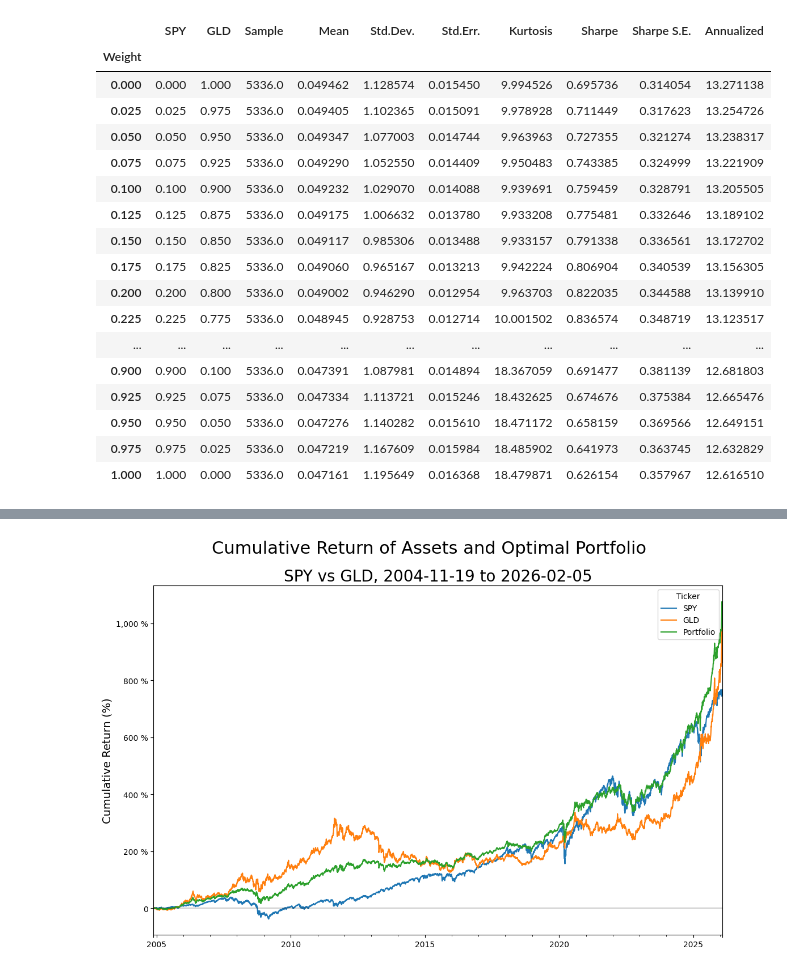
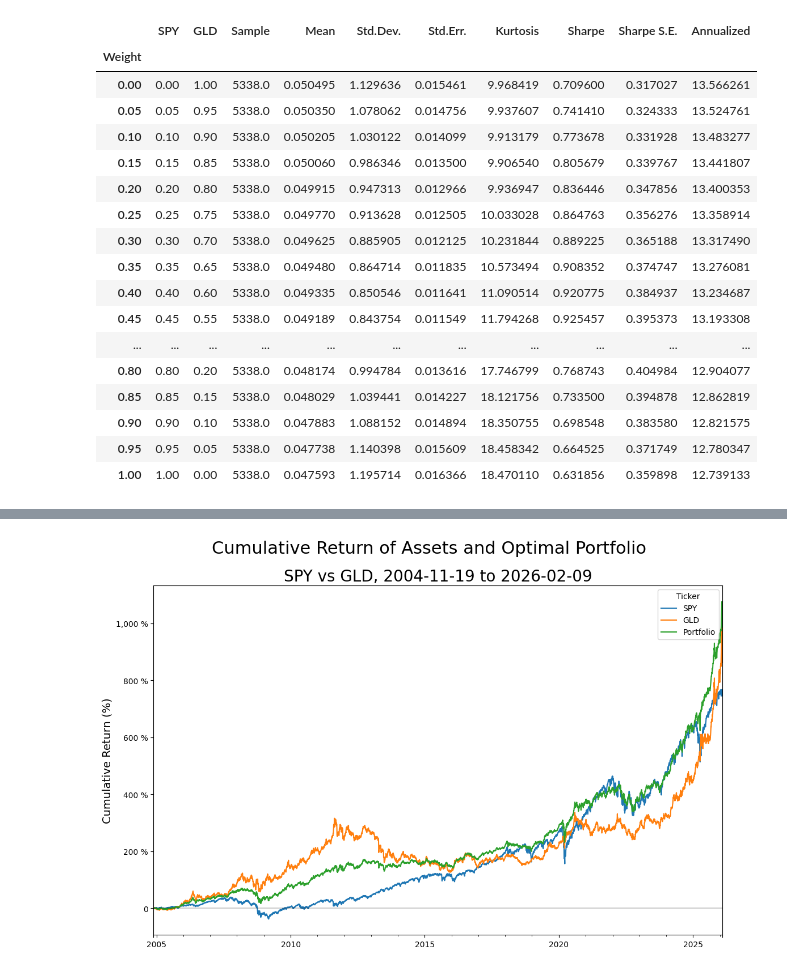
Before and after one commit to Farmhouse121/Financial-Data-Science-in-Python, a Jupyter notebook: 60_40_Equities_and_Gold.ipynb, the cells around one changed output, grey strips where cells are left out. Saved outputs shown, nothing was run; the diff lists cells and outputs as text; code cells hidden in the pictures.

```diff
--- a/60_40_Equities_and_Gold.ipynb
+++ b/60_40_Equities_and_Gold.ipynb
@@ -10,5 +5,5 @@ from my_library import *
 # %%
-data=download(tickers:=[market:='SPY',alternative:='GLD'],"1990-01-01",today("%Y-%m-%d"),auto_adjust=True)
+data=download(tickers:=[(market:=input("Risk Asset:  ")),(alternative:=input("Alternative: "))],"1990-01-01",today("%Y-%m-%d"),auto_adjust=True)
 data.index=pd.DatetimeIndex(data.index).to_period('B')
 #data=data.resample('M').last()
 
@@ -61,7 +58,7 @@ nprint("Mean-Variance Optimal Fully Invested Portfolio is %.0f:%0.f." % (w1*hund
 # %%
 from warnings import filterwarnings ; filterwarnings('ignore',category=pd.errors.PerformanceWarning)
 
-report=pd.DataFrame({'Weight':np.arange(zero,one+(delta:=0.025),delta)}).set_index("Weight")
+report=pd.DataFrame({'Weight':np.arange(zero,one+(delta:=0.05),delta)}).set_index("Weight")
 
 if data.index.dtype==pd.PeriodDtype('W'):
     annualize=52e0
@@ -73,50 +70,53 @@ elif data.index.dtype==pd.PeriodDtype('Q'):
     annualize=4e0
 
 elif data.index.dtype==pd.PeriodDtype('Y'):
     annualize=1e0
 
 else:
     annualize=252e0
 
-for weight in tqdm(report.index):
+for weight in (p:=tqdm(report.index)):
     report.loc[weight,market]=weight
     report.loc[weight,alternative]=one-weight
 
     for ticker in tickers:
         data[('Weight',ticker)]=report.loc[weight,ticker]
 
-    data.drop(('Return','Portfolio'),axis=1,inplace=True)
+    if ('Return','Portfolio') in data.columns:
+        data.drop(('Return','Portfolio'),axis=1,inplace=True)
+
     data[('Return','Portfolio')]=data.apply(lambda x:np.sum(x[('Weight',)]*x[('Return',)]),axis=1)
 
     report.loc[weight,'Sample']=(r:=data[('Return','Portfolio')]).count()
     report.loc[weight,'Mean']=(m:=r.mean())
     report.loc[weight,'Std.Dev.']=(s:=r.std())
     report.loc[weight,'Std.Err.']=r.sem()
     report.loc[weight,'Kurtosis']=r.kurt()+three
+    p.set_description("%+.1f" % (m/s*annualize**half))
 
 report['Sharpe']=report['Mean']/report['Std.Dev.']*annualize**half
 report['Sharpe S.E.']=((annualize/report['Sample'])*(one+(report['Kurtosis']-one)/four*report['Sharpe']**two))**half
 report['Annualized']=hundred*(one+report['Mean']/hundred)**annualize-hundred
 
 display(report)
 # %% [output]
 |  | SPY | GLD | Sample | Mean | Std.Dev. | Std.Err. | Kurtosis | Sharpe | Sharpe S.E. | Annualized |
 | Weight |  |  |  |  |  |  |  |  |  |  |
-| 0.000 | 0.000 | 1.000 | 5336.0 | 0.049462 | 1.128574 | 0.015450 | 9.994526 | 0.695736 | 0.314054 | 13.271138 |
-| 0.025 | 0.025 | 0.975 | 5336.0 | 0.049405 | 1.102365 | 0.015091 | 9.978928 | 0.711449 | 0.317623 | 13.254726 |
-| 0.050 | 0.050 | 0.950 | 5336.0 | 0.049347 | 1.077003 | 0.014744 | 9.963963 | 0.727355 | 0.321274 | 13.238317 |
-| 0.075 | 0.075 | 0.925 | 5336.0 | 0.049290 | 1.052550 | 0.014409 | 9.950483 | 0.743385 | 0.324999 | 13.221909 |
-| 0.100 | 0.100 | 0.900 | 5336.0 | 0.049232 | 1.029070 | 0.014088 | 9.939691 | 0.759459 | 0.328791 | 13.205505 |
-| 0.125 | 0.125 | 0.875 | 5336.0 | 0.049175 | 1.006632 | 0.013780 | 9.933208 | 0.775481 | 0.332646 | 13.189102 |
-| 0.150 | 0.150 | 0.850 | 5336.0 | 0.049117 | 0.985306 | 0.013488 | 9.933157 | 0.791338 | 0.336561 | 13.172702 |
-| 0.175 | 0.175 | 0.825 | 5336.0 | 0.049060 | 0.965167 | 0.013213 | 9.942224 | 0.806904 | 0.340539 | 13.156305 |
-| 0.200 | 0.200 | 0.800 | 5336.0 | 0.049002 | 0.946290 | 0.012954 | 9.963703 | 0.822035 | 0.344588 | 13.139910 |
-| 0.225 | 0.225 | 0.775 | 5336.0 | 0.048945 | 0.928753 | 0.012714 | 10.001502 | 0.836574 | 0.348719 | 13.123517 |
+| 0.00 | 0.00 | 1.00 | 5338.0 | 0.050495 | 1.129636 | 0.015461 | 9.968419 | 0.709600 | 0.317027 | 13.566261 |
+| 0.05 | 0.05 | 0.95 | 5338.0 | 0.050350 | 1.078062 | 0.014756 | 9.937607 | 0.741410 | 0.324333 | 13.524761 |
+| 0.10 | 0.10 | 0.90 | 5338.0 | 0.050205 | 1.030122 | 0.014099 | 9.913179 | 0.773678 | 0.331928 | 13.483277 |
+| 0.15 | 0.15 | 0.85 | 5338.0 | 0.050060 | 0.986346 | 0.013500 | 9.906540 | 0.805679 | 0.339767 | 13.441807 |
+| 0.20 | 0.20 | 0.80 | 5338.0 | 0.049915 | 0.947313 | 0.012966 | 9.936947 | 0.836446 | 0.347856 | 13.400353 |
+| 0.25 | 0.25 | 0.75 | 5338.0 | 0.049770 | 0.913628 | 0.012505 | 10.033028 | 0.864763 | 0.356276 | 13.358914 |
+| 0.30 | 0.30 | 0.70 | 5338.0 | 0.049625 | 0.885905 | 0.012125 | 10.231844 | 0.889225 | 0.365188 | 13.317490 |
+| 0.35 | 0.35 | 0.65 | 5338.0 | 0.049480 | 0.864714 | 0.011835 | 10.573494 | 0.908352 | 0.374747 | 13.276081 |
+| 0.40 | 0.40 | 0.60 | 5338.0 | 0.049335 | 0.850546 | 0.011641 | 11.090514 | 0.920775 | 0.384937 | 13.234687 |
+| 0.45 | 0.45 | 0.55 | 5338.0 | 0.049189 | 0.843754 | 0.011549 | 11.794268 | 0.925457 | 0.395373 | 13.193308 |
 | ... | ... | ... | ... | ... | ... | ... | ... | ... | ... | ... |
-| 0.900 | 0.900 | 0.100 | 5336.0 | 0.047391 | 1.087981 | 0.014894 | 18.367059 | 0.691477 | 0.381139 | 12.681803 |
-| 0.925 | 0.925 | 0.075 | 5336.0 | 0.047334 | 1.113721 | 0.015246 | 18.432625 | 0.674676 | 0.375384 | 12.665476 |
-| 0.950 | 0.950 | 0.050 | 5336.0 | 0.047276 | 1.140282 | 0.015610 | 18.471172 | 0.658159 | 0.369566 | 12.649151 |
-| 0.975 | 0.975 | 0.025 | 5336.0 | 0.047219 | 1.167609 | 0.015984 | 18.485902 | 0.641973 | 0.363745 | 12.632829 |
-| 1.000 | 1.000 | 0.000 | 5336.0 | 0.047161 | 1.195649 | 0.016368 | 18.479871 | 0.626154 | 0.357967 | 12.616510 |
+| 0.80 | 0.80 | 0.20 | 5338.0 | 0.048174 | 0.994784 | 0.013616 | 17.746799 | 0.768743 | 0.404984 | 12.904077 |
+| 0.85 | 0.85 | 0.15 | 5338.0 | 0.048029 | 1.039441 | 0.014227 | 18.121756 | 0.733500 | 0.394878 | 12.862819 |
+| 0.90 | 0.90 | 0.10 | 5338.0 | 0.047883 | 1.088152 | 0.014894 | 18.350755 | 0.698548 | 0.383580 | 12.821575 |
+| 0.95 | 0.95 | 0.05 | 5338.0 | 0.047738 | 1.140398 | 0.015609 | 18.458342 | 0.664525 | 0.371749 | 12.780347 |
+| 1.00 | 1.00 | 0.00 | 5338.0 | 0.047593 | 1.195714 | 0.016366 | 18.470110 | 0.631856 | 0.359898 | 12.739133 |
 # %%
 figure,plot=pl.subplots(figsize=(8*GoldenRatio,8))
```
Also changed, not shown: parts of 6 cells of this notebook.
